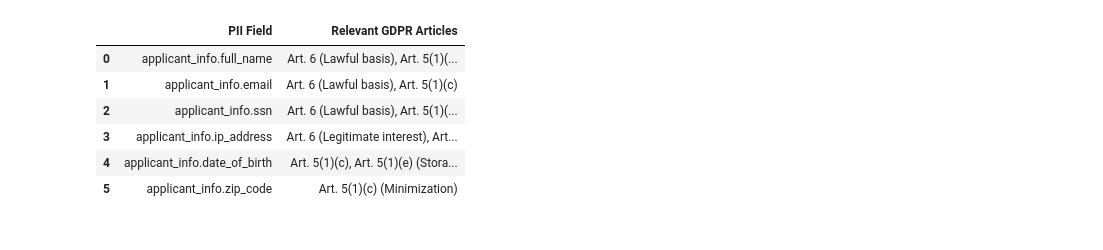
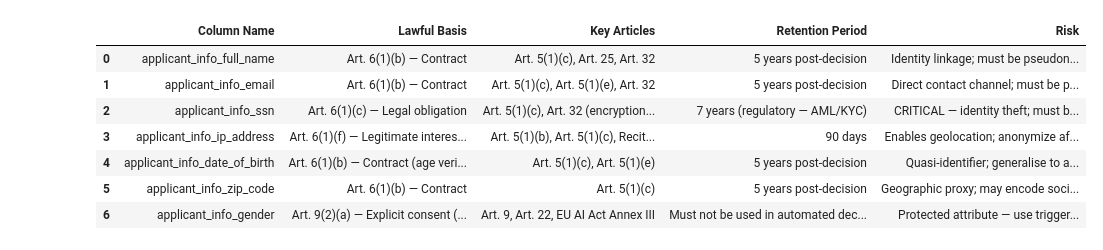
Before and after one commit to henrikpkr/dego-project-team4, a Jupyter notebook: notebooks/03-privacy-demo.ipynb, the cells around one changed output. Saved outputs shown, nothing was run; the diff lists cells and outputs as text; code cells hidden in the pictures.

```diff
--- a/notebooks/03-privacy-demo.ipynb
+++ b/notebooks/03-privacy-demo.ipynb
@@ -78,15 +164,60 @@ Maps findings to GDPR articles (lawful basis, minimization, storage limitation).
 # %%
-gdpr_mapping = pd.DataFrame({
-    "PII Field": pii_fields,
-    "Relevant GDPR Articles": [
-        "Art. 6 (Lawful basis), Art. 5(1)(c) (Minimization)",
-        "Art. 6 (Lawful basis), Art. 5(1)(c)",
-        "Art. 6 (Lawful basis), Art. 5(1)(c), Art. 32 (Security)",
-        "Art. 6 (Legitimate interest), Art. 5(1)(c)",
-        "Art. 5(1)(c), Art. 5(1)(e) (Storage limitation)",
-        "Art. 5(1)(c) (Minimization)"
-    ]
-})
+# ── 2.1  Per-Field GDPR Obligation Matrix ─────────────────────────────────────
+gdpr_mapping = pd.DataFrame([
+    {
+        "Column Name":       "applicant_info_full_name",
+        "Lawful Basis":      "Art. 6(1)(b) — Contract",
+        "Key Articles":      "Art. 5(1)(c), Art. 25, Art. 32",
+        "Retention Period":  "5 years post-decision",
+        "Risk":              "Identity linkage; must be pseudonymized in analytics",
+    },
+    {
+        "Column Name":       "applicant_info_email",
+        "Lawful Basis":      "Art. 6(1)(b) — Contract",
+        "Key Articles":      "Art. 5(1)(c), Art. 5(1)(e), Art. 32",
+        "Retention Period":  "5 years post-decision",
+        "Risk":              "Direct contact channel; must be pseudonymized in analytics",
+    },
+    {
+        "Column Name":       "applicant_info_ssn",
+        "Lawful Basis":      "Art. 6(1)(c) — Legal obligation",
+        "Key Articles":      "Art. 5(1)(c), Art. 32 (encryption required)",
+        "Retention Period":  "7 years (regulatory — AML/KYC)",
+        "Risk":              "CRITICAL — identity theft; must be encrypted at rest",
+    },
+    {
+        "Column Name":       "applicant_info_ip_address",
+        "Lawful Basis":      "Art. 6(1)(f) — Legitimate interest (fraud prevention)",
+        "Key Articles":      "Art. 5(1)(b), Art. 5(1)(c), Recital 30",
+        "Retention Period":  "90 days",
+        "Risk":              "Enables geolocation; anonymize after fraud check",
+    },
+    {
+        "Column Name":       "applicant_info_date_of_birth",
+        "Lawful Basis":      "Art. 6(1)(b) — Contract (age verification)",
+        "Key Articles":      "Art. 5(1)(c), Art. 5(1)(e)",
+        "Retention Period":  "5 years post-decision",
+        "Risk":              "Quasi-identifier; generalise to age group in analytics",
+    },
+    {
+        "Column Name":       "applicant_info_zip_code",
+        "Lawful Basis":      "Art. 6(1)(b) — Contract",
+        "Key Articles":      "Art. 5(1)(c)",
+        "Retention Period":  "5 years post-decision",
+        "Risk":              "Geographic proxy; may encode socioeconomic status (bias risk)",
+    },
+    {
+        "Column Name":       "applicant_info_gender",
+        "Lawful Basis":      "Art. 9(2)(a) — Explicit consent (if special category) OR excluded from model",
+        "Key Articles":      "Art. 9, Art. 22, EU AI Act Annex III",
+        "Retention Period":  "Must not be used in automated decisions",
+        "Risk":              "Protected attribute — use triggers EU AI Act obligations and anti-discrimination law",
+    },
+])
 
-gdpr_mapping
+print("GDPR Per-Field Obligation Matrix:\n")
+gdpr_mapping.style.applymap(
+    lambda v: "background-color: #ffcccc; font-weight: bold" if "CRITICAL" in str(v) else "",
+    subset=["Risk"]
+)
 # %% [output]
@@ -93,7 +225,8 @@ gdpr_mapping
-|  | PII Field | Relevant GDPR Articles |
-| 0 | applicant_info.full_name | Art. 6 (Lawful basis), Art. 5(1)(... |
-| 1 | applicant_info.email | Art. 6 (Lawful basis), Art. 5(1)(c) |
-| 2 | applicant_info.ssn | Art. 6 (Lawful basis), Art. 5(1)(... |
-| 3 | applicant_info.ip_address | Art. 6 (Legitimate interest), Art... |
-| 4 | applicant_info.date_of_birth | Art. 5(1)(c), Art. 5(1)(e) (Stora... |
-| 5 | applicant_info.zip_code | Art. 5(1)(c) (Minimization) |
+|  | Column Name | Lawful Basis | Key Articles | Retention Period | Risk |
+| 0 | applicant_info_full_name | Art. 6(1)(b) — Contract | Art. 5(1)(c), Art. 25, Art. 32 | 5 years post-decision | Identity linkage; must be pseudon... |
+| 1 | applicant_info_email | Art. 6(1)(b) — Contract | Art. 5(1)(c), Art. 5(1)(e), Art. 32 | 5 years post-decision | Direct contact channel; must be p... |
+| 2 | applicant_info_ssn | Art. 6(1)(c) — Legal obligation | Art. 5(1)(c), Art. 32 (encryption... | 7 years (regulatory — AML/KYC) | CRITICAL — identity theft; must b... |
+| 3 | applicant_info_ip_address | Art. 6(1)(f) — Legitimate interes... | Art. 5(1)(b), Art. 5(1)(c), Recit... | 90 days | Enables geolocation; anonymize af... |
+| 4 | applicant_info_date_of_birth | Art. 6(1)(b) — Contract (age veri... | Art. 5(1)(c), Art. 5(1)(e) | 5 years post-decision | Quasi-identifier; generalise to a... |
+| 5 | applicant_info_zip_code | Art. 6(1)(b) — Contract | Art. 5(1)(c) | 5 years post-decision | Geographic proxy; may encode soci... |
+| 6 | applicant_info_gender | Art. 9(2)(a) — Explicit consent (... | Art. 9, Art. 22, EU AI Act Annex III | Must not be used in automated dec... | Protected attribute — use trigger... |
```
Also changed, not shown: parts of 36 cells of this notebook.
